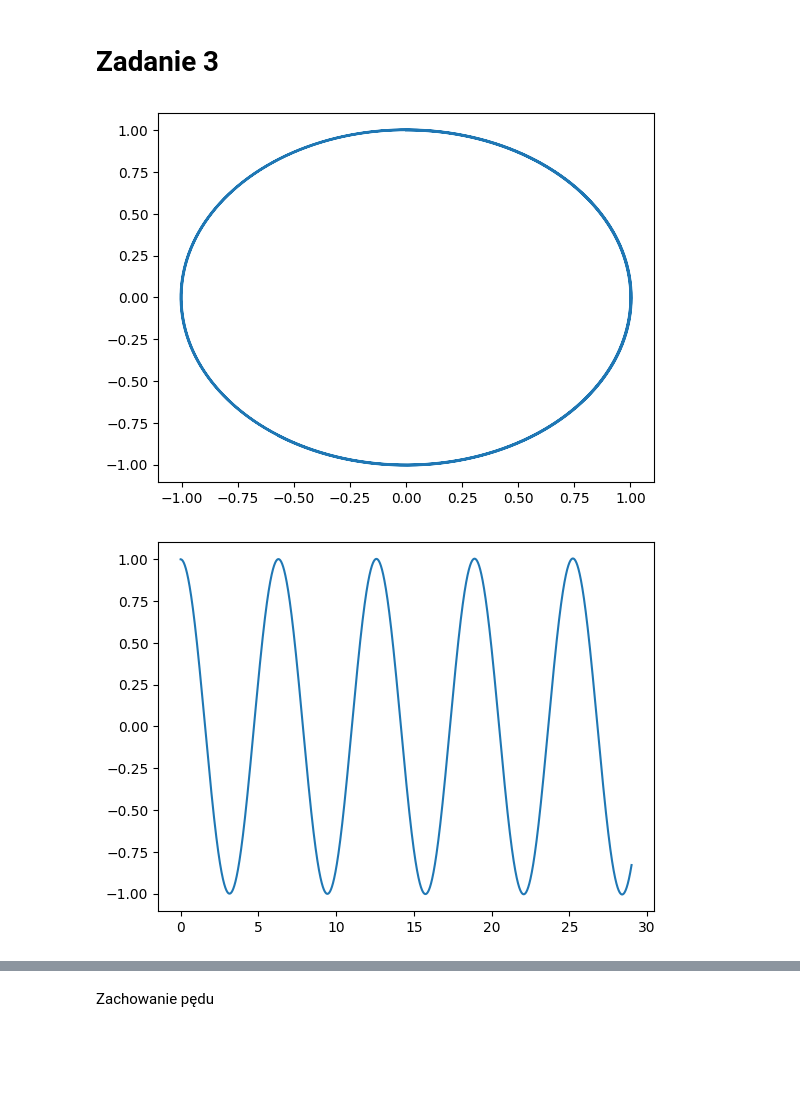
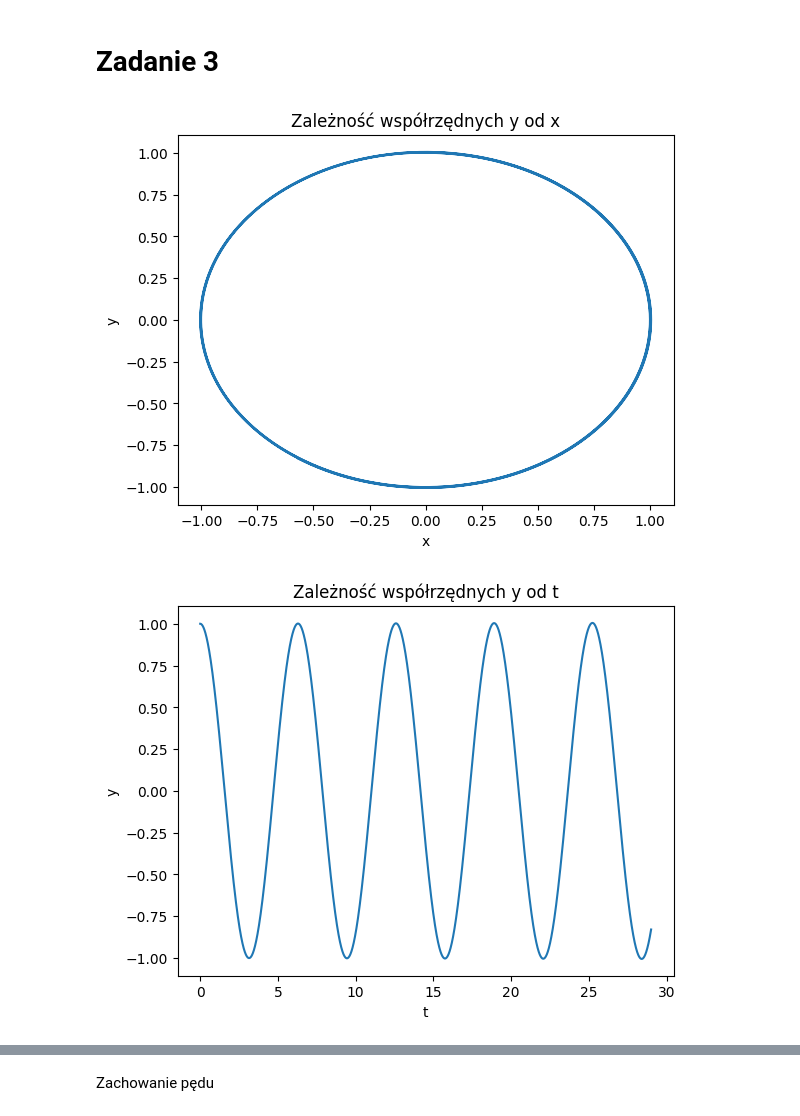
Before and after one commit to kpiotr6/MOWNIT, a Jupyter notebook: L9/txt.ipynb, the cells around one changed output, grey strips where cells are left out. Drawn from its saved outputs; the diff is of its cells as text; code cells hidden in the pictures; blank space fills up the shorter version.

```diff
--- a/L9/txt.ipynb
+++ b/L9/txt.ipynb
@@ -162,23 +177,45 @@ def euler_exp_mat(x1, x2, y1, y2, h, t, end, endx=True):
 # %%
 
 sol = euler_exp_mat(1,0,0,1,0.0001,0,30)
 y,x,y_der,x_der,t,v,r = [i[0] for i in sol],[i[2] for i in sol],[i[1] for i in sol],[i[3] for i in sol],[i[4] for i in sol],[(i[1]**2+i[3]**2)**(1/2) for i in sol],[(i[0]**2+i[2]**2)**(1/2) for i in sol]
+
 plt.plot(x,y)
+plt.title("Zależność współrzędnych y od x")
+plt.xlabel("x")
+plt.ylabel("y")
 plt.show()
+
 plt.plot(t,y)
+plt.title("Zależność współrzędnych y od t")
+plt.xlabel("t")
+plt.ylabel("y")
 plt.show()
+
 plt.plot(t,x)
+plt.title("Zależność współrzędnych x od t")
+plt.xlabel("t")
+plt.ylabel("x")
 plt.show()
+
 plt.plot(r,v)
+plt.title("Zależność prędkości od promienia")
+plt.xlabel("r")
+plt.ylabel("v")
 plt.show()
 # Energy
 eval = [(x_der[i]**2+y_der[i]**2)/2-1/r[i] for i in range(len(r))]
 plt.plot(t,eval)
+plt.title("Zależność energii od czasu")
+plt.xlabel("E")
+plt.ylabel("t")
 plt.show()
 # Momentum
 pval = [x[i]*y_der[i]-y[i]*x_der[i] for i in range(len(x))]
 plt.plot(t,pval)
+plt.title("Zależność Pędu od czasu")
+plt.xlabel("p")
+plt.ylabel("t")
 plt.show()
 # %% [output]
-[figure, old version]
+[figure, new version]
-[figure, old version]
+[figure, new version]
```
Also changed, not shown: parts of 6 cells of this notebook.
